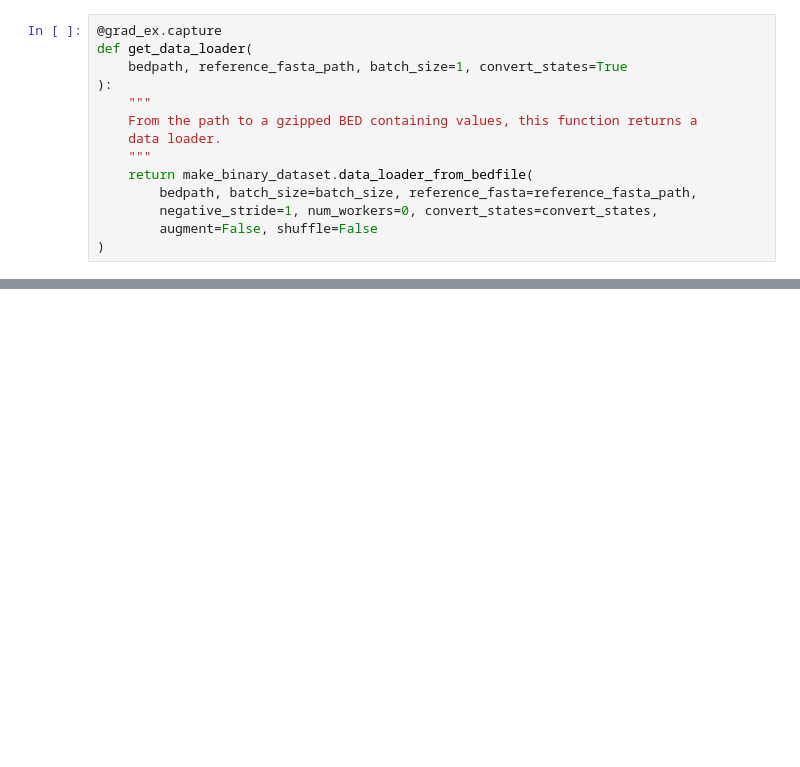
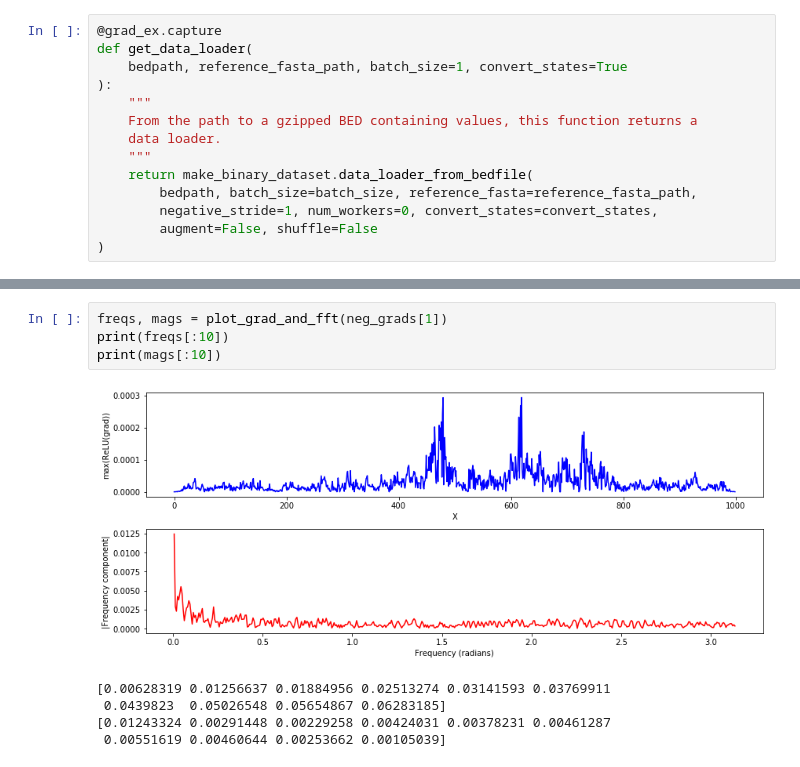
Before and after one commit to amtseng/fourier_attribution_priors, a Jupyter notebook: notebooks/input_gradients.ipynb, the cells around one changed output, grey strips where cells are left out. Drawn from its saved outputs; the diff is of its cells as text; blank space fills up the shorter version.

```diff
--- a/notebooks/input_gradients.ipynb
+++ b/notebooks/input_gradients.ipynb
@@ -139,0 +155,10 @@ plot_grad_and_fft(grads[-2])
+# %%
+freqs, mags = plot_grad_and_fft(neg_grads[1])
+print(freqs[:10])
+print(mags[:10])
+# %% [output]
+[figure, added]
+[0.00628319 0.01256637 0.01884956 0.02513274 0.03141593 0.03769911
+ 0.0439823  0.05026548 0.05654867 0.06283185]
+[0.01243324 0.00291448 0.00229258 0.00424031 0.00378231 0.00461287
+ 0.00551619 0.00460644 0.00253662 0.00105039]
```
Also changed, not shown: parts of 19 cells of this notebook, 5 other files.
